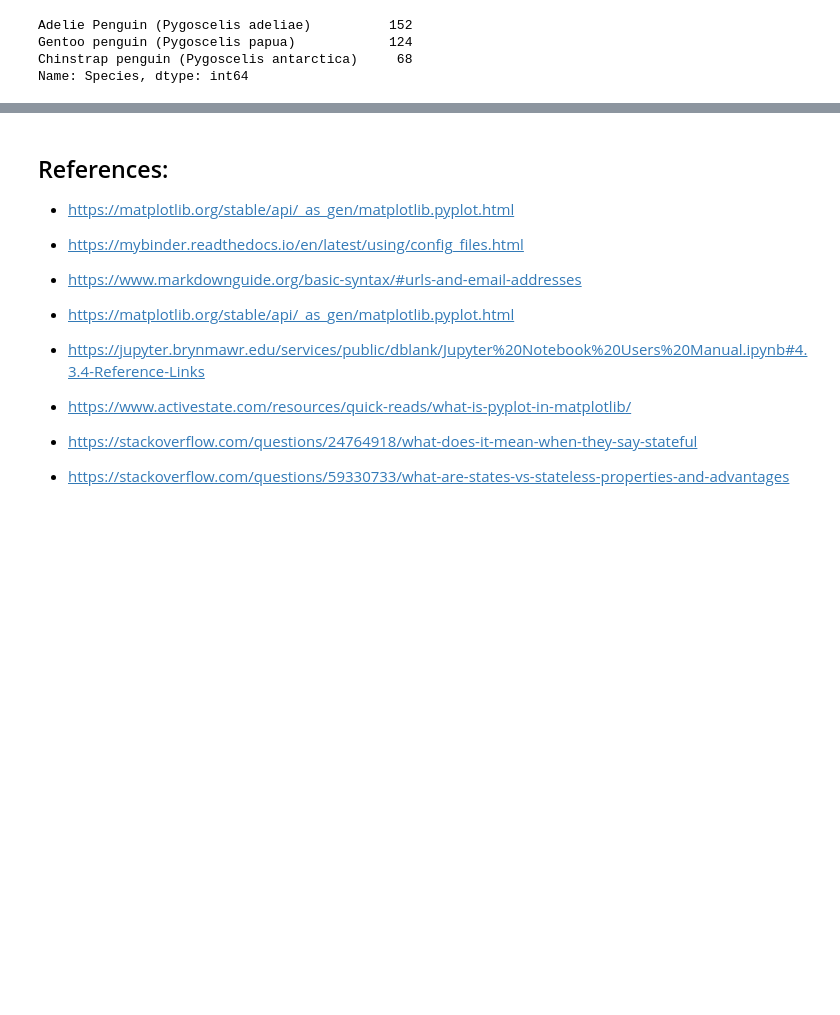
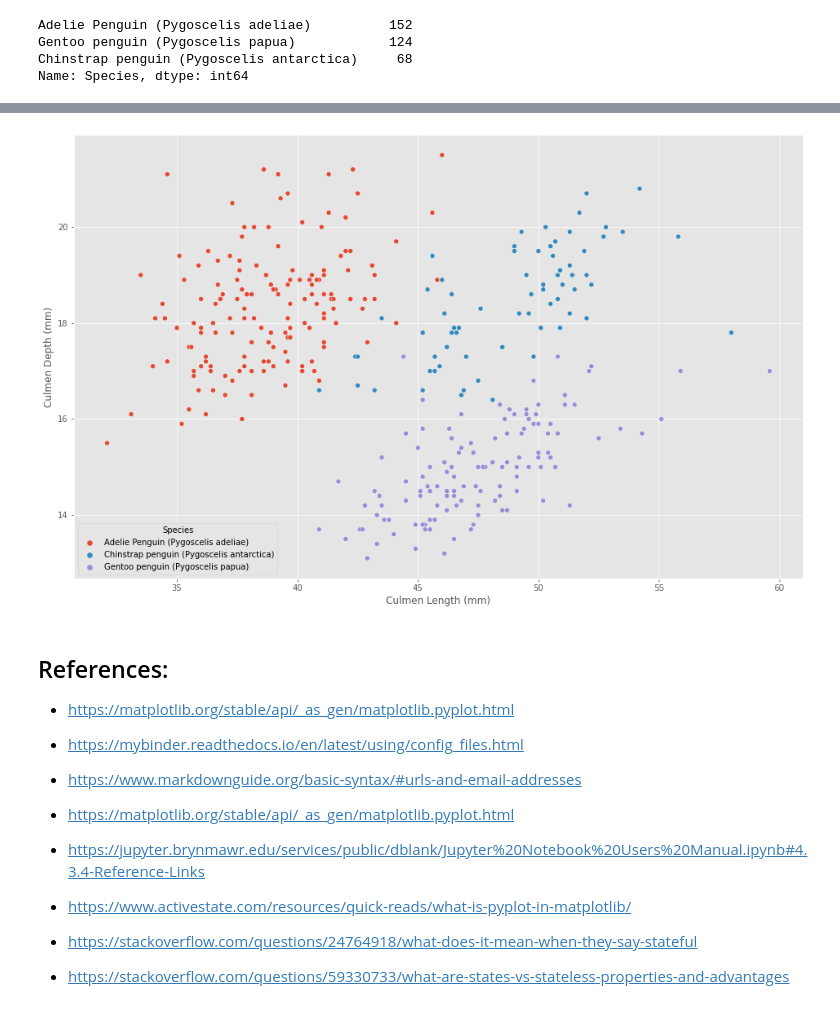
Before and after one commit to kaob1991/fundamentals-DA-assessment, a Jupyter notebook: pyplot.ipynb, the cells around one changed output, grey strips where cells are left out. Cells and saved outputs as stored; diff of their text form; code cells hidden in the pictures; blank space fills up the shorter version.

```diff
--- a/pyplot.ipynb
+++ b/pyplot.ipynb
@@ -370,3 +379,11 @@ Name: Species, dtype: int64
+# %%
+import seaborn as sns
+
+scatter =sns.scatterplot(x= "Culmen Length (mm)", y = "Culmen Depth (mm)" ,
+              hue="Species",
+              data=penguins)
+# %% [output]
+[figure, added]
 # %% [markdown]
 ## References:
 
```
Also changed, not shown: parts of 1 cell of this notebook.
